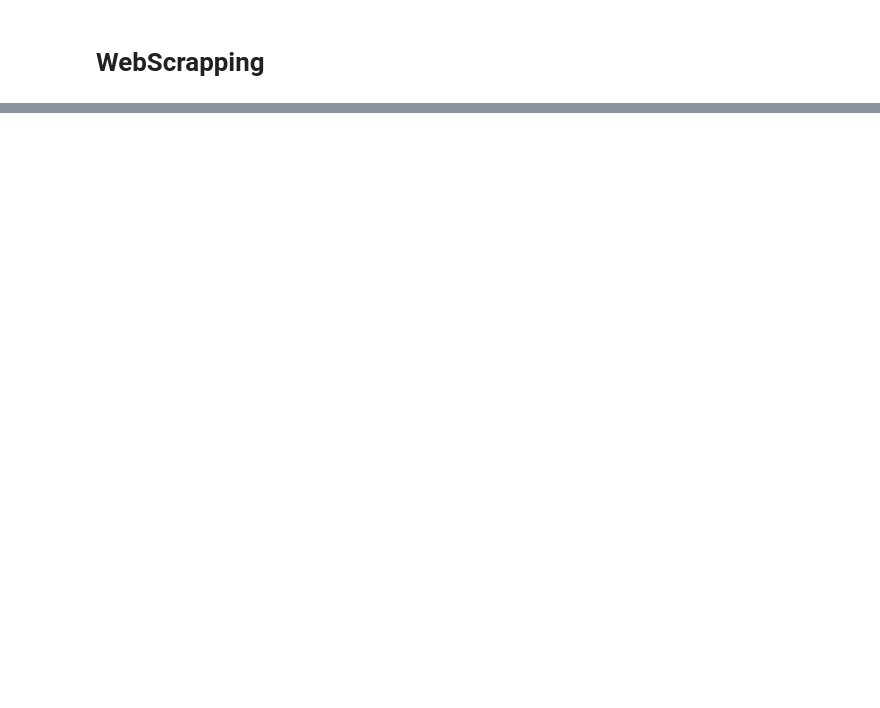
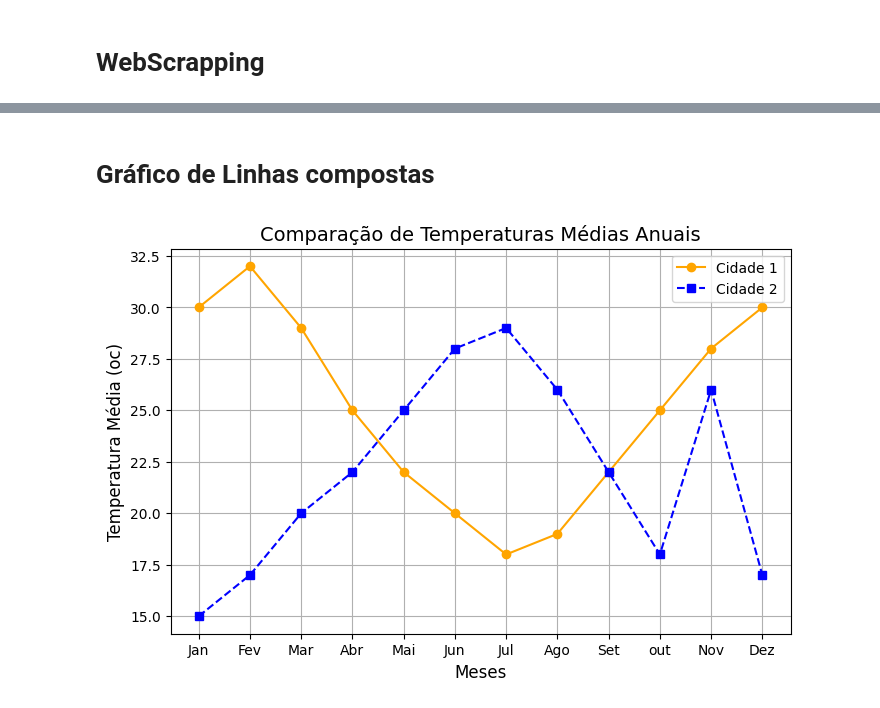
Before and after one commit to gabrielesperanca2002/Projetos_variados, a Jupyter notebook: Aula_Python.ipynb, the cells around one changed output, grey strips where cells are left out. Drawn from its saved outputs; the diff is of its cells as text; code cells hidden in the pictures; blank space fills up the shorter version.

```diff
--- a/Aula_Python.ipynb
+++ b/Aula_Python.ipynb
@@ -1756,0 +2335,40 @@ Bidu Está sentado.
+# %% [markdown]
+# Gráfico de Linhas compostas
+# %%
+import matplotlib.pyplot as plt
+
+# meses do ano
+
+meses = ['Jan', 'Fev', 'Mar', 'Abr', 'Mai', 'Jun', 'Jul', 'Ago', 'Set', 'out', 'Nov', 'Dez' ]
+
+# Temperaturas Médias (em graus celsius) para duas cidades
+
+cidade_1 = [30, 32, 29,25,22,20,18,19,22,25,28,30]
+
+cidade_2 = [15,17,20,22,25,28,29,26,22,18,26,17]
+
+plt.figure(figsize=(8, 5))
+
+plt.plot(meses, cidade_1, label='Cidade 1', color='orange', marker='o', linestyle='-')
+
+plt.plot(meses, cidade_2, label='Cidade 2', color='blue', marker='s', linestyle='--')
+
+# Adicionando Títulos e Rótulo
+
+plt.title("Comparação de Temperaturas Médias Anuais", fontsize=14)
+
+plt.xlabel("Meses", fontsize=12)
+
+plt.ylabel("Temperatura Média (oc)", fontsize=12)
+
+# Inserindo a Legenda
+
+plt.legend(loc='best')
+
+# Exibindo o Gráfico
+
+plt.grid(True)
+
+plt.show()
+# %% [output]
+[figure, added]
```
Also changed, not shown: parts of 51 cells of this notebook.
